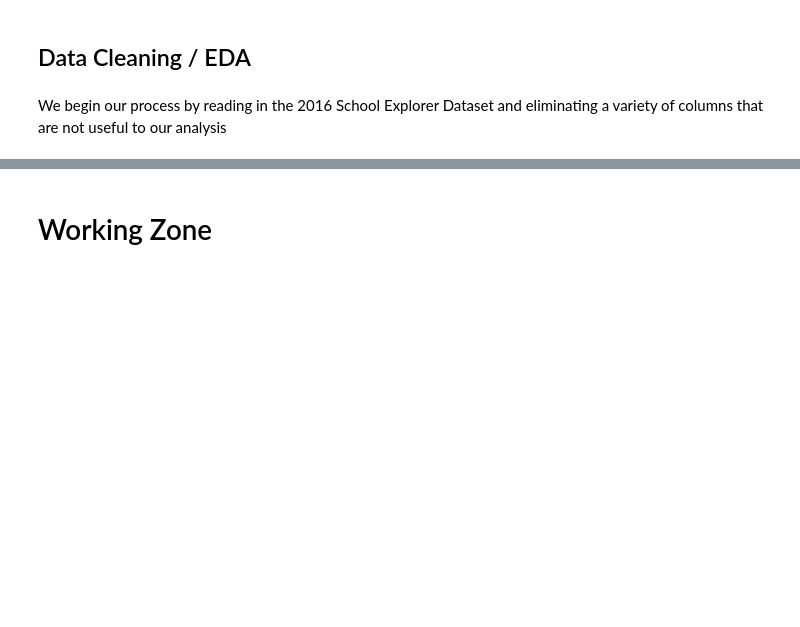
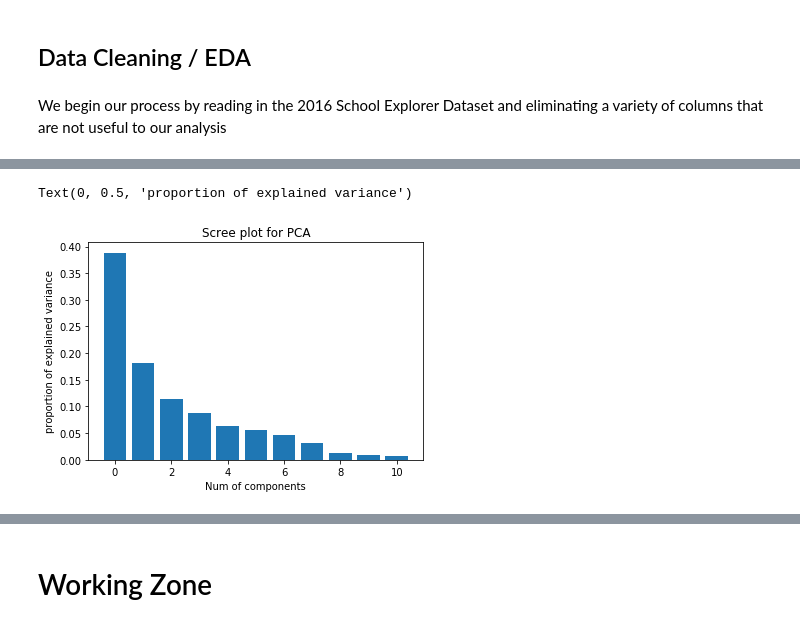
Before and after one commit to zapatos24/The_Minority_Math_Problem, a Jupyter notebook: final_notebook.ipynb, the cells around one changed output, grey strips where cells are left out. Cells and saved outputs as stored; diff of their text form; code cells hidden in the pictures; blank space fills up the shorter version.

```diff
--- a/final_notebook.ipynb
+++ b/final_notebook.ipynb
@@ -271,0 +282,9 @@ None
+# %%
+no_ratio_df = final_df.drop('School Pupil-Teacher Ratio', axis=1)
+# %%
+upper_quartile = no_ratio_df['Average Math Proficiency'].quantile(.75)
+y = no_ratio_df['Average Math Proficiency'].apply(lambda x: 1 if x >= upper_quartile else 0)
+X = no_ratio_df.drop('Average Math Proficiency', axis=1)
+features = X.columns
+# %%
+X = StandardScaler().fit_transform(X.astype({'Grade_range': 'float64'}))
@@ -273,0 +380,4 @@ None
+# %%
+pca = PCA()
+principalComponents = pca.fit_transform(X)
+principalDf = pd.DataFrame(data=principalComponents)
@@ -273,0 +460,9 @@ None
+# %%
+index = np.arange(len(features))
+plt.bar(index, pca.explained_variance_ratio_)
+plt.title('Scree plot for PCA')
+plt.xlabel('Num of components')
+plt.ylabel('proportion of explained variance')
+# %% [output]
+Text(0, 0.5, 'proportion of explained variance')
+[figure, added]
```
Also changed, not shown: parts of 32 cells of this notebook.
